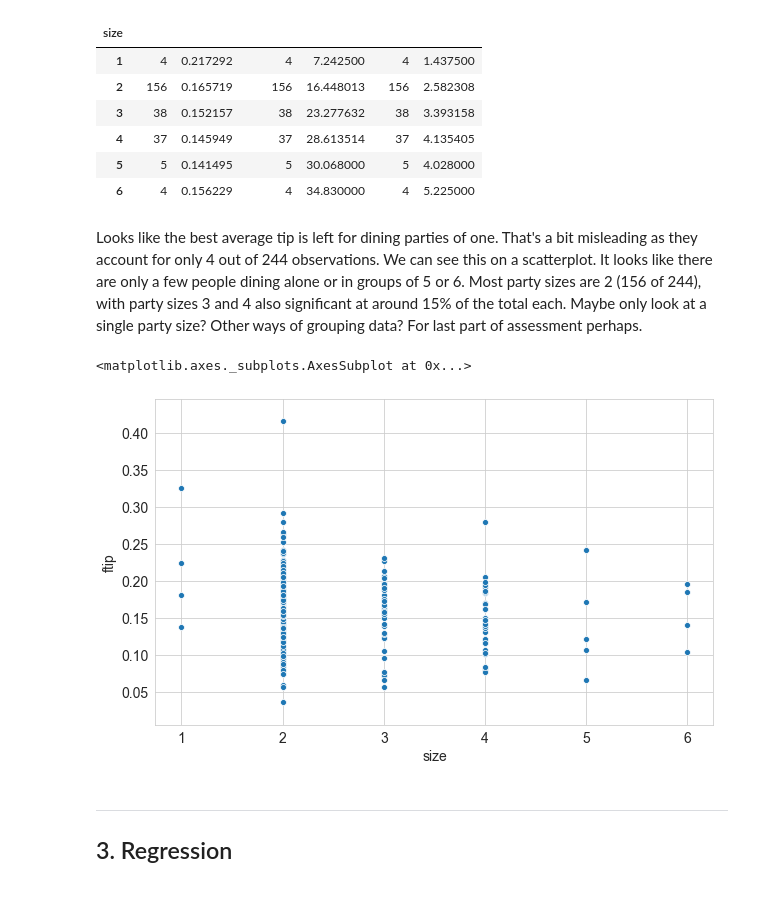
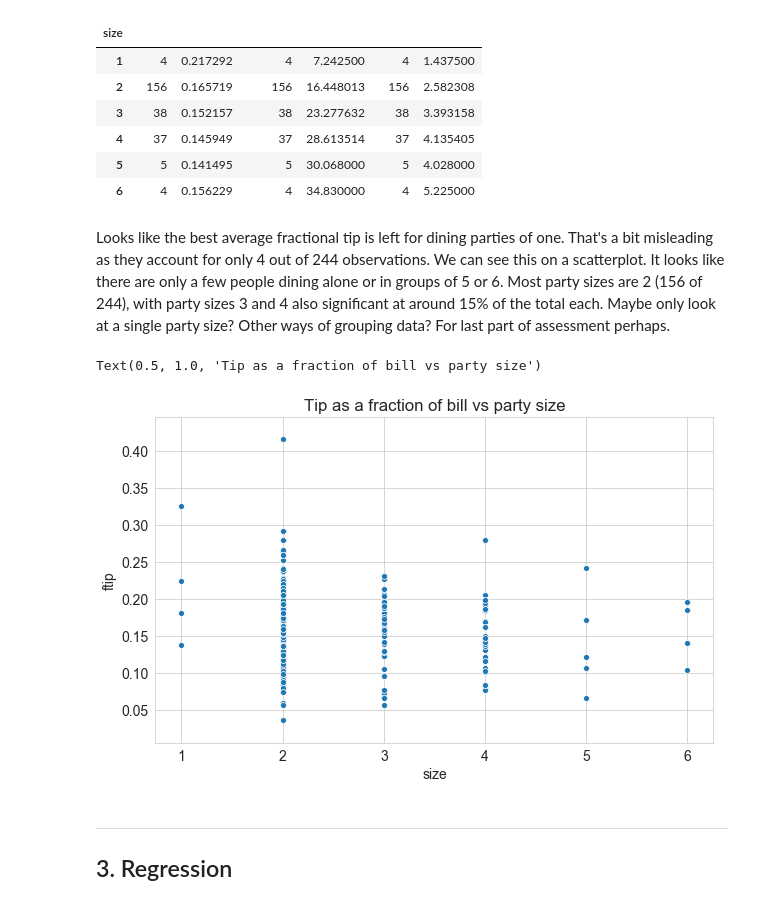
Before and after one commit to elizabethdaly/data-analysis-project, a Jupyter notebook: tips-data-analysis.ipynb, the cells around one changed output. Saved outputs shown, nothing was run; the diff lists cells and outputs as text; code cells hidden in the pictures.

Commit message:
Looking at size cat var

```diff
--- a/tips-data-analysis.ipynb
+++ b/tips-data-analysis.ipynb
@@ -261,12 +277,13 @@ df.groupby(['size']).agg(['count', 'mean'])
 | 5 | 5 | 0.141495 | 5 | 30.068000 | 5 | 4.028000 |
 | 6 | 4 | 0.156229 | 4 | 34.830000 | 4 | 5.225000 |
 # %% [markdown]
-Looks like the best average tip is left for dining parties of one. That's a bit misleading as they account for only 4 out of 244 observations. We can see this on a scatterplot. It looks like there are only a few people dining alone or in groups of 5 or 6. Most party sizes are 2 (156 of 244), with party sizes 3 and 4 also significant at around 15% of the total each. Maybe only look at a single party size? Other ways of grouping data? For last part of assessment perhaps.
+Looks like the best average fractional tip is left for dining parties of one. That's a bit misleading as they account for only 4 out of 244 observations. We can see this on a scatterplot. It looks like there are only a few people dining alone or in groups of 5 or 6. Most party sizes are 2 (156 of 244), with party sizes 3 and 4 also significant at around 15% of the total each. Maybe only look at a single party size? Other ways of grouping data? For last part of assessment perhaps.
 # %%
 sns.scatterplot(x='size', y='ftip', data = df[df.ftip < 0.6]) # hue='smoker'
+plt.title("Tip as a fraction of bill vs party size")
 # %% [output]
-<matplotlib.axes._subplots.AxesSubplot at 0x...>
+Text(0.5, 1.0, 'Tip as a fraction of bill vs party size')
-[figure, old version]
+[figure, new version]
 # %% [markdown]
 ***
 ## 3. Regression
```
Also changed, not shown: parts of 43 cells of this notebook, 3 other files.
